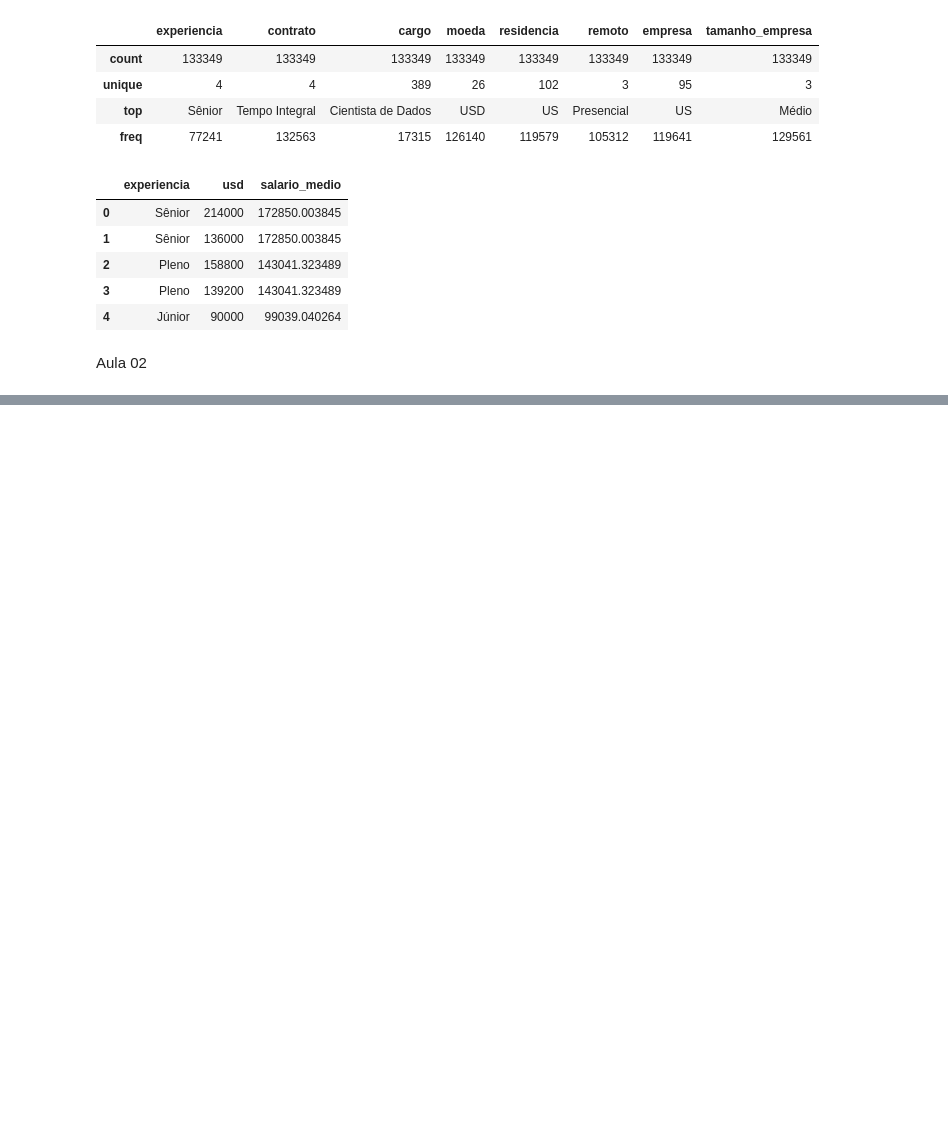
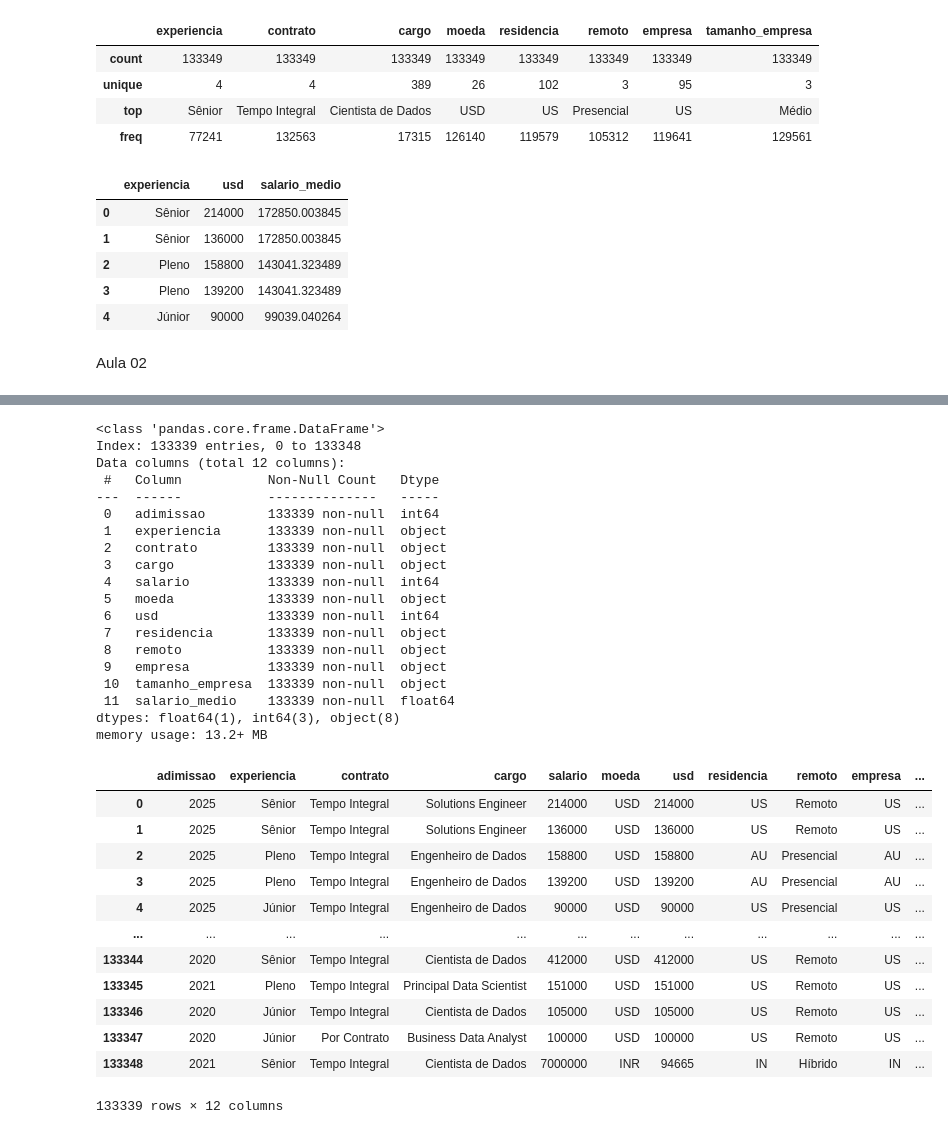
Before and after one commit to eugeniobr25/data_analysis_Python_imersao_alura, a Jupyter notebook: Imersão_dados_com_Python_Alura_Agosto_2025.ipynb, the cells around one changed output, grey strips where cells are left out. Cells and saved outputs as stored; diff of their text form; code cells hidden in the pictures; blank space fills up the shorter version.

```diff
--- a/Imersão_dados_com_Python_Alura_Agosto_2025.ipynb
+++ b/Imersão_dados_com_Python_Alura_Agosto_2025.ipynb
@@ -271,0 +402,3 @@ Aula 02
+# %%
+df_limpo = df.dropna()
+df_limpo.isnull().sum()
@@ -271,0 +451,37 @@ Aula 02
+# %%
+df_limpo = df_limpo.assign(adimissao = df_limpo['adimissao'].astype('int64'))
+df_limpo.info()
+df_limpo
+# %% [output]
+<class 'pandas.core.frame.DataFrame'>
+Index: 133339 entries, 0 to 133348
+Data columns (total 12 columns):
+ #   Column           Non-Null Count   Dtype
+---  ------           --------------   -----
+ 0   adimissao        133339 non-null  int64
+ 1   experiencia      133339 non-null  object
+ 2   contrato         133339 non-null  object
+ 3   cargo            133339 non-null  object
+ 4   salario          133339 non-null  int64
+ 5   moeda            133339 non-null  object
+ 6   usd              133339 non-null  int64
+ 7   residencia       133339 non-null  object
+ 8   remoto           133339 non-null  object
+ 9   empresa          133339 non-null  object
+ 10  tamanho_empresa  133339 non-null  object
+ 11  salario_medio    133339 non-null  float64
+dtypes: float64(1), int64(3), object(8)
+memory usage: 13.2+ MB
+|  | adimissao | experiencia | contrato | cargo | salario | moeda | usd | residencia | remoto | empresa | ... |
+| 0 | 2025 | Sênior | Tempo Integral | Solutions Engineer | 214000 | USD | 214000 | US | Remoto | US | ... |
+| 1 | 2025 | Sênior | Tempo Integral | Solutions Engineer | 136000 | USD | 136000 | US | Remoto | US | ... |
+| 2 | 2025 | Pleno | Tempo Integral | Engenheiro de Dados | 158800 | USD | 158800 | AU | Presencial | AU | ... |
+| 3 | 2025 | Pleno | Tempo Integral | Engenheiro de Dados | 139200 | USD | 139200 | AU | Presencial | AU | ... |
+| 4 | 2025 | Júnior | Tempo Integral | Engenheiro de Dados | 90000 | USD | 90000 | US | Presencial | US | ... |
+| ... | ... | ... | ... | ... | ... | ... | ... | ... | ... | ... | ... |
+| 133344 | 2020 | Sênior | Tempo Integral | Cientista de Dados | 412000 | USD | 412000 | US | Remoto | US | ... |
+| 133345 | 2021 | Pleno | Tempo Integral | Principal Data Scientist | 151000 | USD | 151000 | US | Remoto | US | ... |
+| 133346 | 2020 | Júnior | Tempo Integral | Cientista de Dados | 105000 | USD | 105000 | US | Remoto | US | ... |
+| 133347 | 2020 | Júnior | Por Contrato | Business Data Analyst | 100000 | USD | 100000 | US | Remoto | US | ... |
+| 133348 | 2021 | Sênior | Tempo Integral | Cientista de Dados | 7000000 | INR | 94665 | IN | Híbrido | IN | ... |
+133339 rows × 12 columns
```
Also changed, not shown: parts of 16 cells of this notebook.
